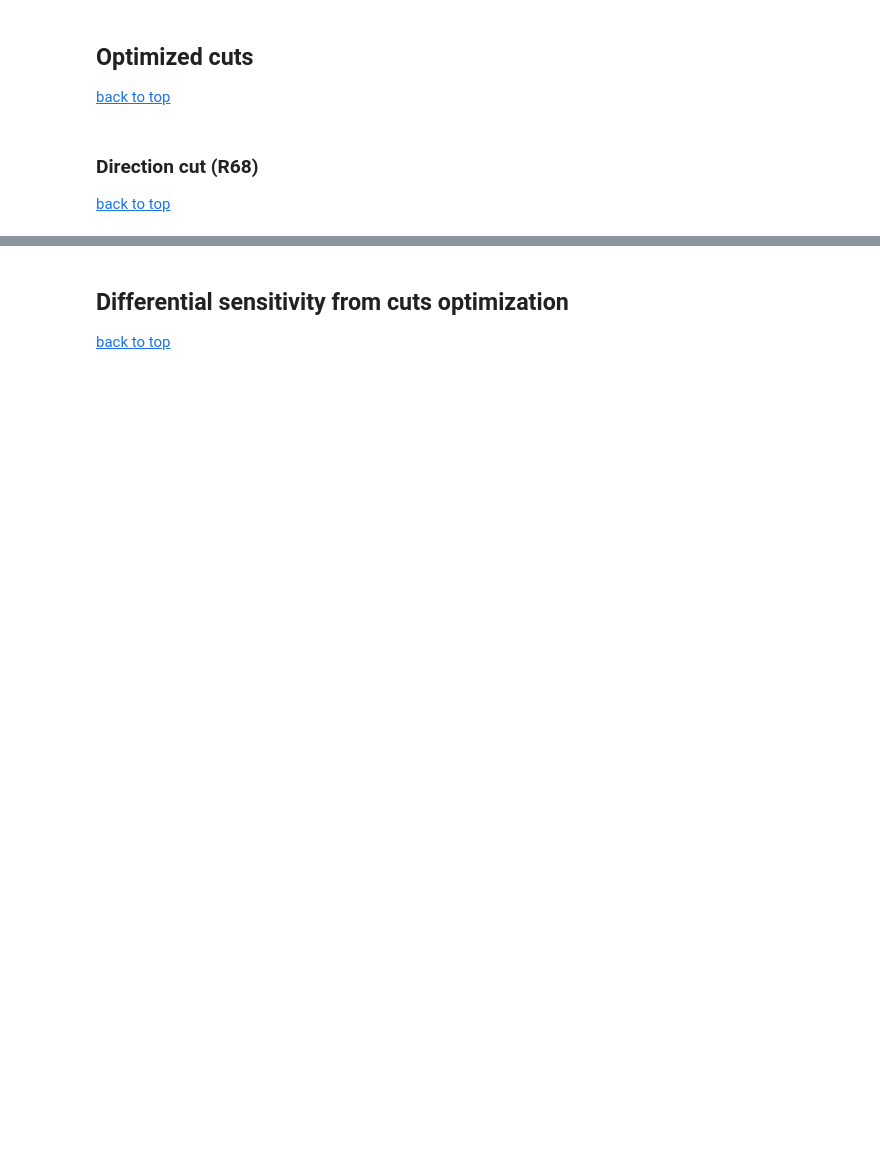
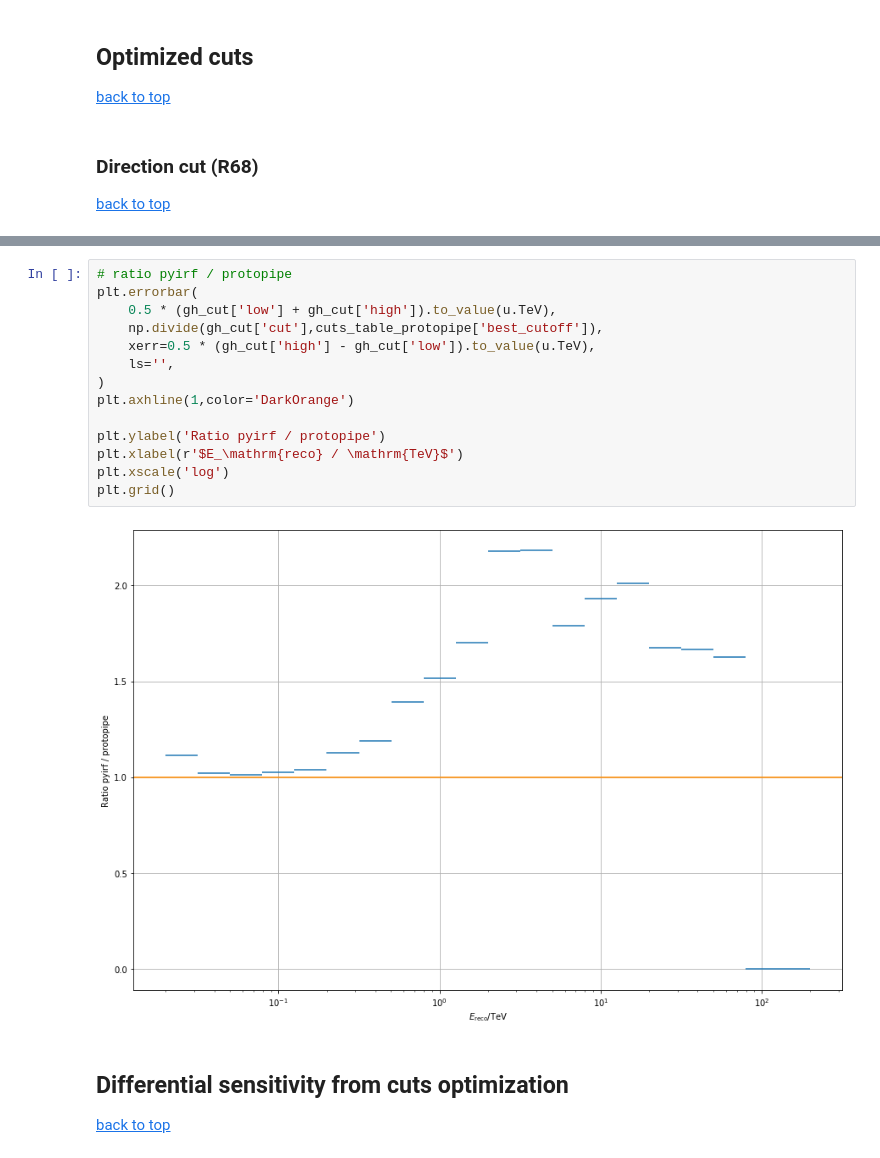
Before and after one commit to gaia-verna/protopipe, a Jupyter notebook: benchmarks/DL3/benchmarks_DL3_IRFs_and_sensitivity_pyirf.ipynb, the cells around one changed output, grey strips where cells are left out. Drawn from its saved outputs; the diff is of its cells as text; blank space fills up the shorter version.

```diff
--- a/benchmarks/DL3/benchmarks_DL3_IRFs_and_sensitivity_pyirf.ipynb
+++ b/benchmarks/DL3/benchmarks_DL3_IRFs_and_sensitivity_pyirf.ipynb
@@ -388,3 +399,19 @@ None # to remove clutter by mpl objects
+# %%
+# ratio pyirf / protopipe
+plt.errorbar(
+    0.5 * (gh_cut['low'] + gh_cut['high']).to_value(u.TeV),
+    np.divide(gh_cut['cut'],cuts_table_protopipe['best_cutoff']),
+    xerr=0.5 * (gh_cut['high'] - gh_cut['low']).to_value(u.TeV),
+    ls='',
+)
+plt.axhline(1,color='DarkOrange')
+
+plt.ylabel('Ratio pyirf / protopipe')
+plt.xlabel(r'$E_\mathrm{reco} / \mathrm{TeV}$')
+plt.xscale('log')
+plt.grid()
+# %% [output]
+[figure, added]
 # %% [markdown]
 ## Differential sensitivity from cuts optimization
 [back to top](#Table-of-contents)
```
Also changed, not shown: parts of 22 cells of this notebook, 23 other files.
